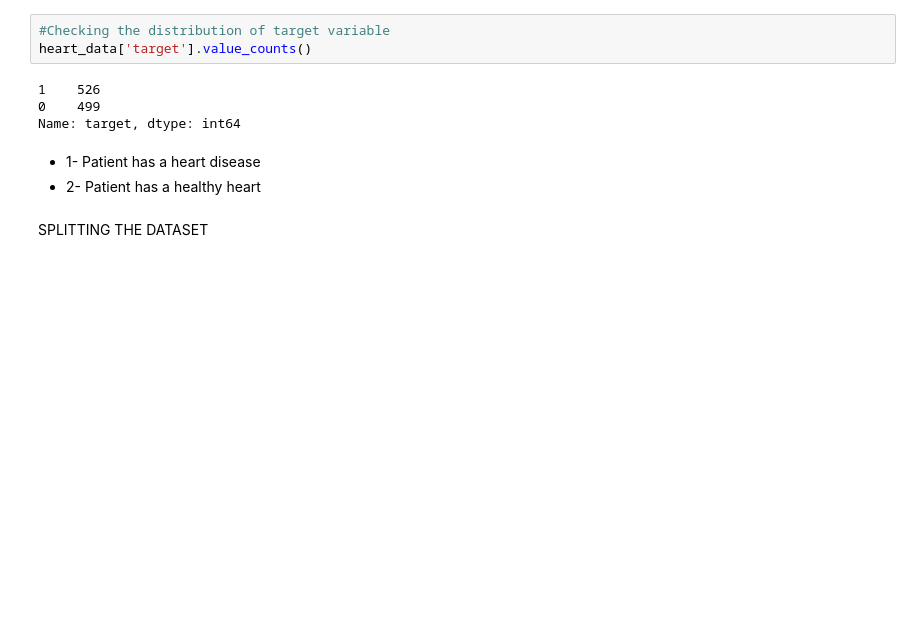
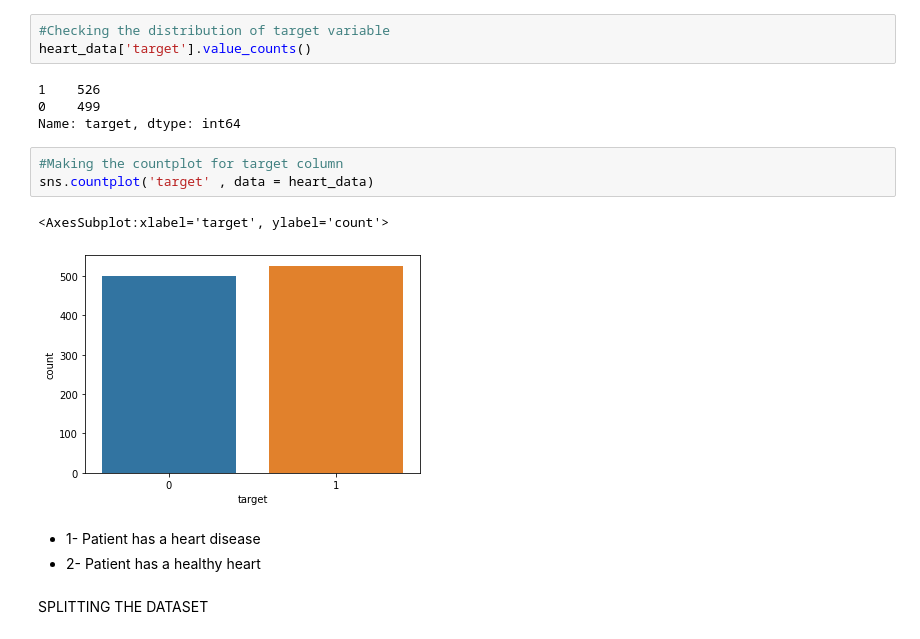
Before and after one commit to ajayyy17/ajayyy17, a Jupyter notebook: Heartdiseaseprediction.ipynb, the cells around one changed output. Drawn from its saved outputs; the diff is of its cells as text; blank space fills up the shorter version.

```diff
--- a/Heartdiseaseprediction.ipynb
+++ b/Heartdiseaseprediction.ipynb
@@ -83,6 +84,12 @@ heart_data['target'].value_counts()
 1    526
 0    499
 Name: target, dtype: int64
+# %%
+#Making the countplot for target column
+sns.countplot('target' , data = heart_data)
+# %% [output]
+<AxesSubplot:xlabel='target', ylabel='count'>
+[figure, added]
 # %% [markdown]
 
 
```
Also changed, not shown: parts of 3 cells of this notebook.
